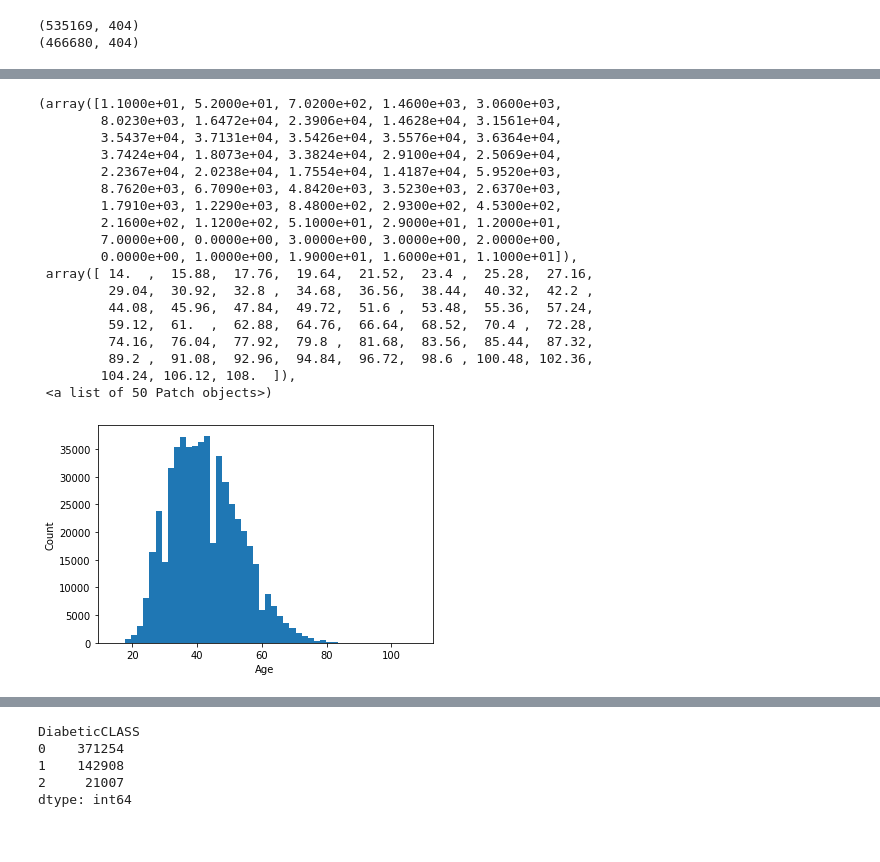
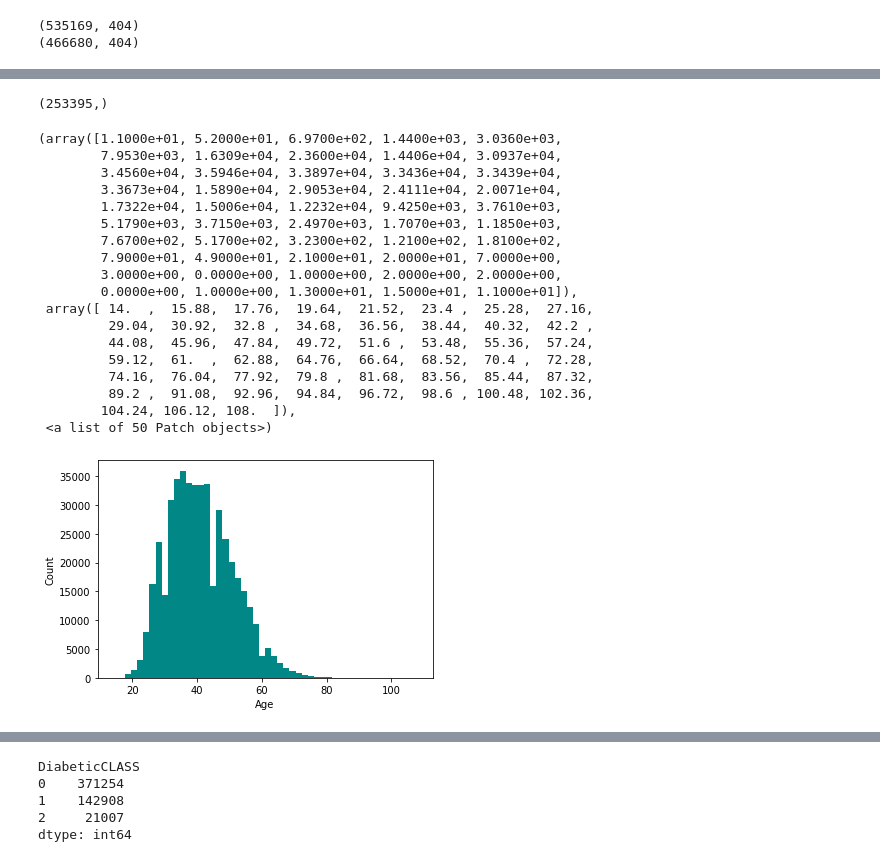
Before and after one commit to henockmamo54/Health-Data-Analysis-Diabetics, a Jupyter notebook: _Exploratory data analysis.ipynb, the cells around one changed output, grey strips where cells are left out. Saved outputs shown, nothing was run; the diff lists cells and outputs as text; code cells hidden in the pictures.

Commit message:
this year and next year data used together for  prediction

```diff
--- a/_Exploratory data analysis.ipynb
+++ b/_Exploratory data analysis.ipynb
@@ -33,31 +33,35 @@ SEX
 dtype: int64
+# %%
+data.FIELD_1.unique().shape
+# %% [output]
+(253395,)
 # %%
 temp=data.sort_values(by='AGE').AGE
 
 # plt.scatter(np.arange(0,temp.shape[0]),temp.AGE)
 plt.ylabel('Count')
 plt.xlabel('Age')
-plt.hist(temp,bins=50)
+plt.hist(temp,bins=50, color='#018786')
 # %% [output]
-(array([1.1000e+01, 5.2000e+01, 7.0200e+02, 1.4600e+03, 3.0600e+03,
-        8.0230e+03, 1.6472e+04, 2.3906e+04, 1.4628e+04, 3.1561e+04,
-        3.5437e+04, 3.7131e+04, 3.5426e+04, 3.5576e+04, 3.6364e+04,
-        3.7424e+04, 1.8073e+04, 3.3824e+04, 2.9100e+04, 2.5069e+04,
-        2.2367e+04, 2.0238e+04, 1.7554e+04, 1.4187e+04, 5.9520e+03,
-        8.7620e+03, 6.7090e+03, 4.8420e+03, 3.5230e+03, 2.6370e+03,
-        1.7910e+03, 1.2290e+03, 8.4800e+02, 2.9300e+02, 4.5300e+02,
-        2.1600e+02, 1.1200e+02, 5.1000e+01, 2.9000e+01, 1.2000e+01,
-        7.0000e+00, 0.0000e+00, 3.0000e+00, 3.0000e+00, 2.0000e+00,
-        0.0000e+00, 1.0000e+00, 1.9000e+01, 1.6000e+01, 1.1000e+01]),
+(array([1.1000e+01, 5.2000e+01, 6.9700e+02, 1.4400e+03, 3.0360e+03,
+        7.9530e+03, 1.6309e+04, 2.3600e+04, 1.4406e+04, 3.0937e+04,
+        3.4560e+04, 3.5946e+04, 3.3897e+04, 3.3436e+04, 3.3439e+04,
+        3.3673e+04, 1.5890e+04, 2.9053e+04, 2.4111e+04, 2.0071e+04,
+        1.7322e+04, 1.5006e+04, 1.2232e+04, 9.4250e+03, 3.7610e+03,
+        5.1790e+03, 3.7150e+03, 2.4970e+03, 1.7070e+03, 1.1850e+03,
+        7.6700e+02, 5.1700e+02, 3.2300e+02, 1.2100e+02, 1.8100e+02,
+        7.9000e+01, 4.9000e+01, 2.1000e+01, 2.0000e+01, 7.0000e+00,
+        3.0000e+00, 0.0000e+00, 1.0000e+00, 2.0000e+00, 2.0000e+00,
+        0.0000e+00, 1.0000e+00, 1.3000e+01, 1.5000e+01, 1.1000e+01]),
  array([ 14.  ,  15.88,  17.76,  19.64,  21.52,  23.4 ,  25.28,  27.16,
          29.04,  30.92,  32.8 ,  34.68,  36.56,  38.44,  40.32,  42.2 ,
          44.08,  45.96,  47.84,  49.72,  51.6 ,  53.48,  55.36,  57.24,
          59.12,  61.  ,  62.88,  64.76,  66.64,  68.52,  70.4 ,  72.28,
          74.16,  76.04,  77.92,  79.8 ,  81.68,  83.56,  85.44,  87.32,
          89.2 ,  91.08,  92.96,  94.84,  96.72,  98.6 , 100.48, 102.36,
         104.24, 106.12, 108.  ]),
  <a list of 50 Patch objects>)
-[figure, old version]
+[figure, new version]
 # %%
 plt.scatter(data.AGE,data.L100800)
 plt.xlabel('Age')
```
Also changed, not shown: parts of 6 cells of this notebook.
